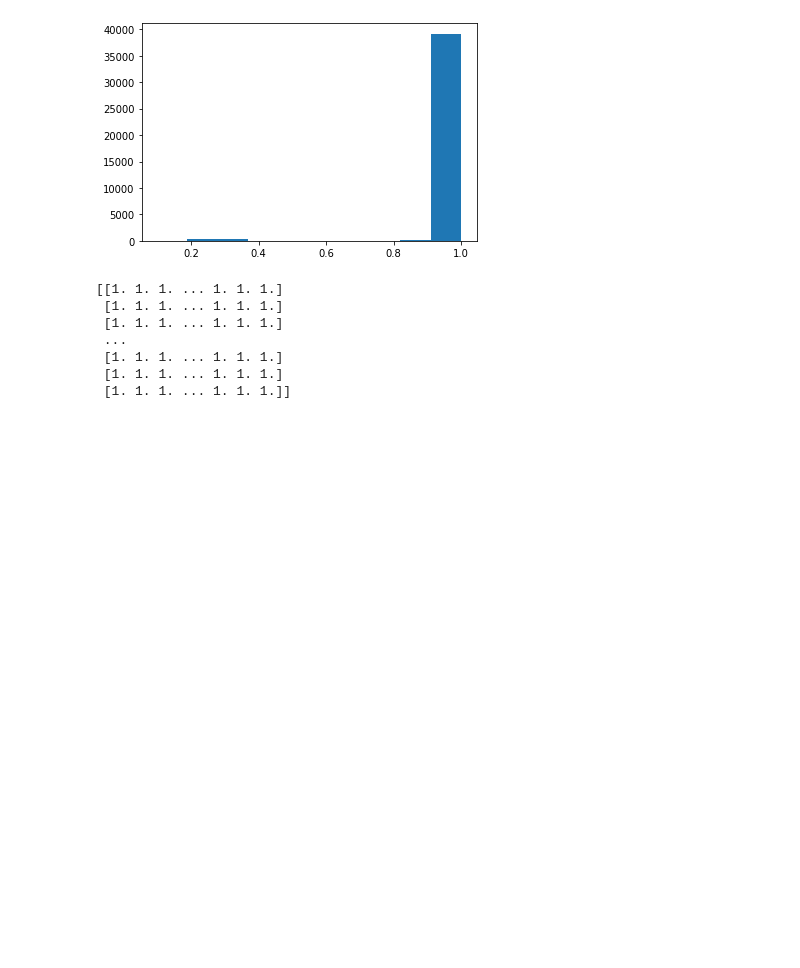
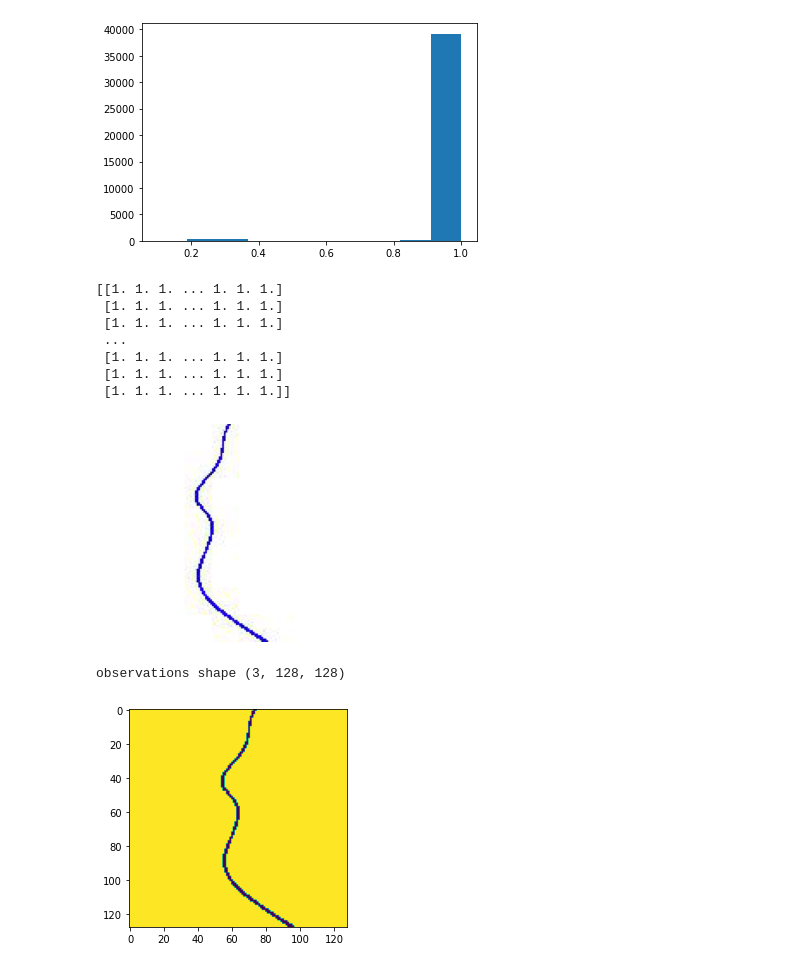
Before and after one commit to kkelchte/imitation-learning-codebase, a Jupyter notebook: notebooks/line_data_augmentation.ipynb, the cells around one changed output. Drawn from its saved outputs; the diff is of its cells as text; code cells hidden in the pictures; blank space fills up the shorter version.

```diff
--- a/notebooks/line_data_augmentation.ipynb
+++ b/notebooks/line_data_augmentation.ipynb
@@ -97,3 +103,31 @@ for tag, data in zip(['observations', 'actions', 'done'],
         [final_images, h5py_file['dataset']['actions'], h5py_file['dataset']['done']]):
     h5py_dataset[tag] = np.asarray(data)
 new_h5py_file.close()
+# %%
+################################################################################
+# Create binary dataset with 3x256x256 input and 1x128x128 binary output       #
+# input should be in range of -1:1
+################################################################################
+
+filename = os.path.join(os.environ['DATADIR'], 'line_world_data', 'sim', 'line_world_sim_128x128x3_wp.hdf5')
+h5py_file = h5py.File(filename, 'r')
+observations = h5py_file['dataset']['observations']
+index = 1000
+plt.imshow(observations[index].swapaxes(0,1).swapaxes(1,2)[:,:,:])
+plt.axis('off')
+plt.show()
+print(f'observations shape {observations[0].shape}')
+# extract binary target images
+threshold = 0.5
+binary_images = [
+    cv2.threshold(o.mean(axis=0, keepdims=True), 0.5, 1, cv2.THRESH_BINARY)[1] for o in observations
+]
+# ensure not everything is white
+assert binary_images[0].sum() != binary_images[0].shape[1] * binary_images[0].shape[2]
+plt.imshow(binary_images[index][0])
+plt.show()
+# augment input image with three color noise
+# %% [output]
+[figure, added]
+observations shape (3, 128, 128)
+[figure, added]
```
Also changed, not shown: parts of 2 cells of this notebook, 2 other files.
